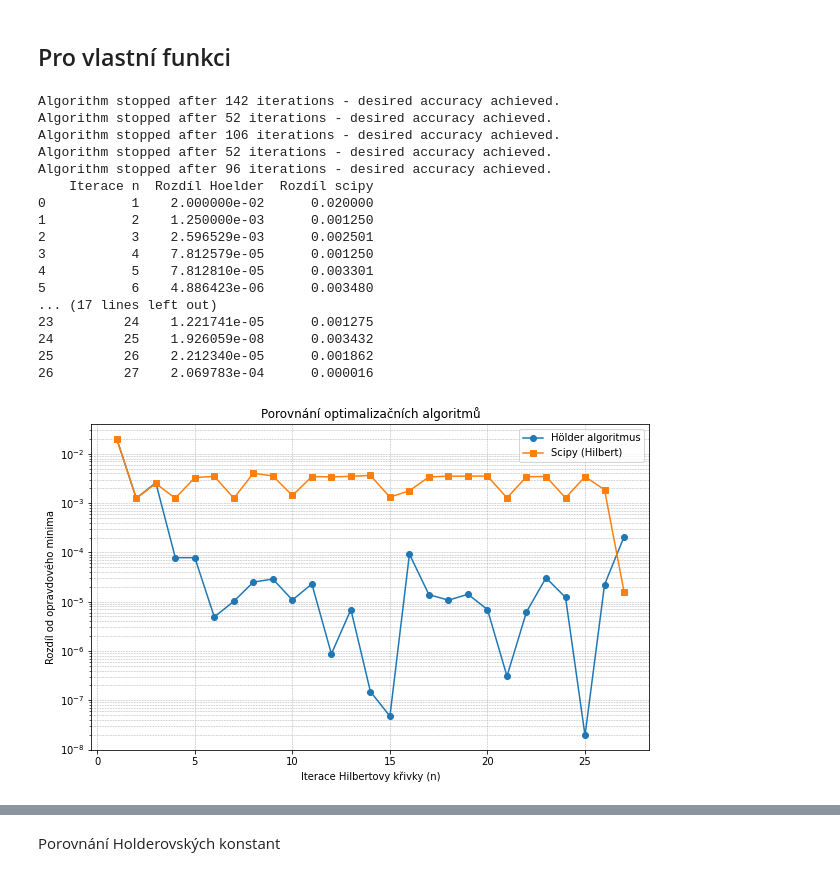
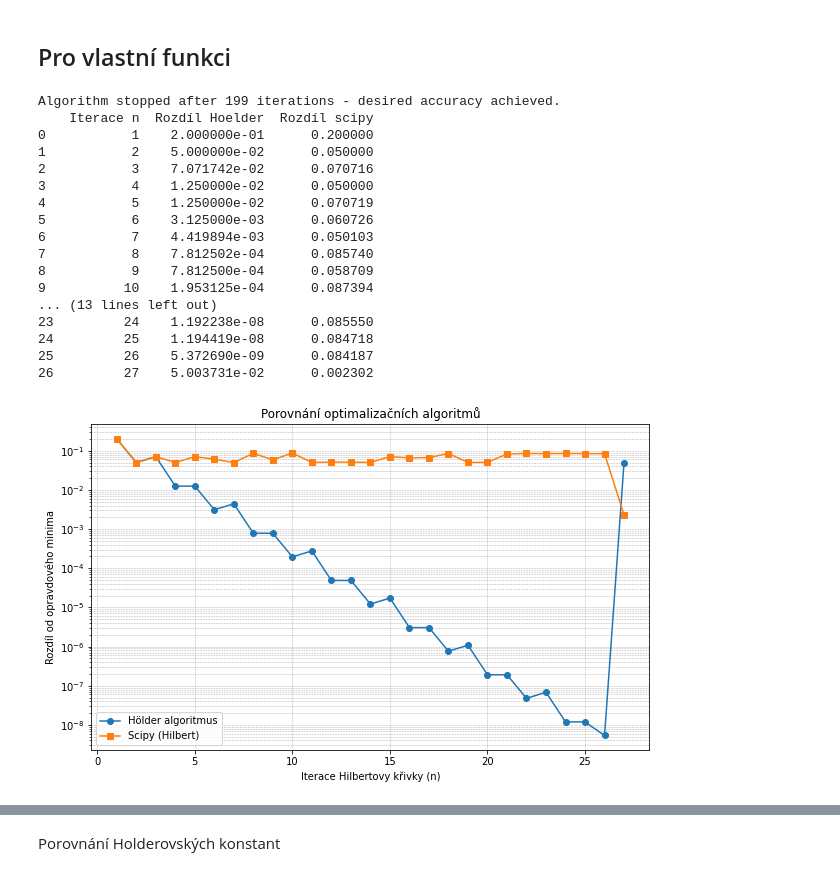
Before and after one commit to NIE0087/BP---prostor-vyplnujici-krivky, a Jupyter notebook: example2D.ipynb, the cells around one changed output, grey strips where cells are left out. Drawn from its saved outputs; the diff is of its cells as text; code cells hidden in the pictures.

```diff
--- a/example2D.ipynb
+++ b/example2D.ipynb
@@ -118,33 +118,33 @@ true_min1=1.0
 # %%
 
 
 h2d = Hilbert2D(50)
 I = 2
 H = -1
-r = 3
-eps = 1e-6
+r = 1.1
+eps = 1e-8
 N_vals = [1,2,3,4,5,6,7,8,9,10,11,12,13,14,15,16,17,18,19,20,21,22,23,24,25,26,27]
-max_iter = 150
+max_iter = 350
 
 df = h2d.compare_algorithms(H, I, r, eps, max_iter, N_vals, x_min1, x_max1, y_min1, y_max1, 0, true_min1)
 # %% [output]
-Algorithm stopped after 142 iterations - desired accuracy achieved.
-Algorithm stopped after 52 iterations - desired accuracy achieved.
-Algorithm stopped after 106 iterations - desired accuracy achieved.
-Algorithm stopped after 52 iterations - desired accuracy achieved.
-Algorithm stopped after 96 iterations - desired accuracy achieved.
+Algorithm stopped after 199 iterations - desired accuracy achieved.
     Iterace n  Rozdíl Hoelder  Rozdíl scipy
-0           1    2.000000e-02      0.020000
-1           2    1.250000e-03      0.001250
-2           3    2.596529e-03      0.002501
-3           4    7.812579e-05      0.001250
-4           5    7.812810e-05      0.003301
-5           6    4.886423e-06      0.003480
-... (17 lines left out)
-23         24    1.221741e-05      0.001275
-24         25    1.926059e-08      0.003432
-25         26    2.212340e-05      0.001862
-26         27    2.069783e-04      0.000016
+0           1    2.000000e-01      0.200000
+1           2    5.000000e-02      0.050000
+2           3    7.071742e-02      0.070716
+3           4    1.250000e-02      0.050000
+4           5    1.250000e-02      0.070719
+5           6    3.125000e-03      0.060726
+6           7    4.419894e-03      0.050103
+7           8    7.812502e-04      0.085740
+8           9    7.812500e-04      0.058709
+9          10    1.953125e-04      0.087394
+... (13 lines left out)
+23         24    1.192238e-08      0.085550
+24         25    1.194419e-08      0.084718
+25         26    5.372690e-09      0.084187
+26         27    5.003731e-02      0.002302
-[figure, old version]
+[figure, new version]
 # %%
 results, df = h2d.compare_iterations_by_curve_order(
```
Also changed, not shown: parts of 6 cells of this notebook, 1 other file.
